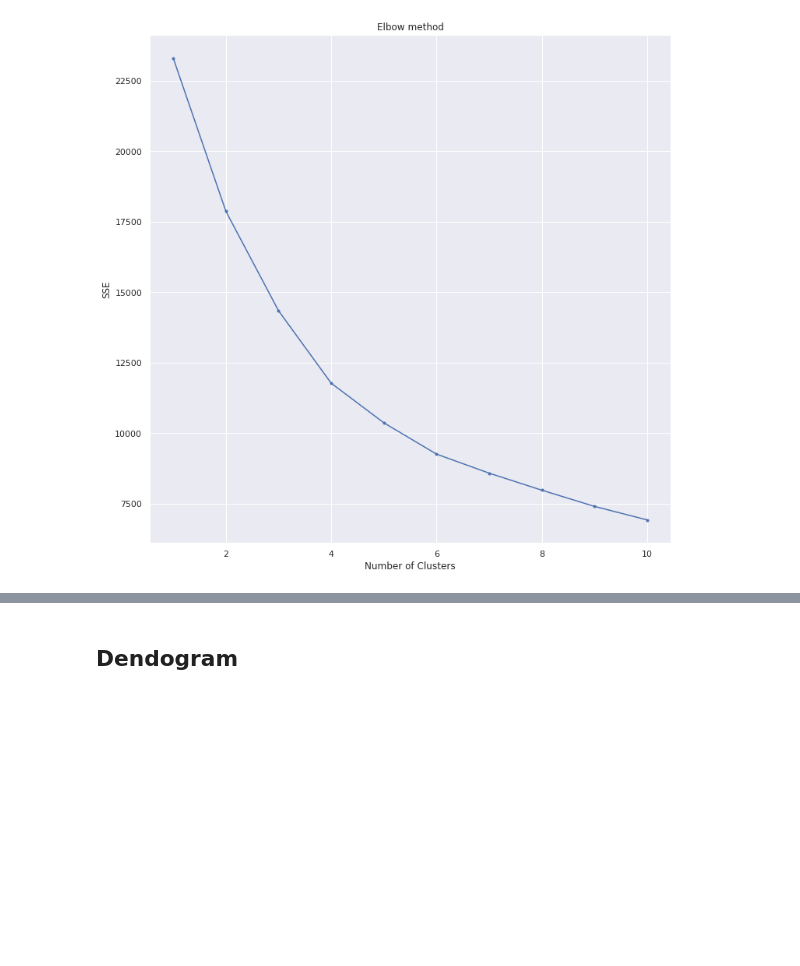
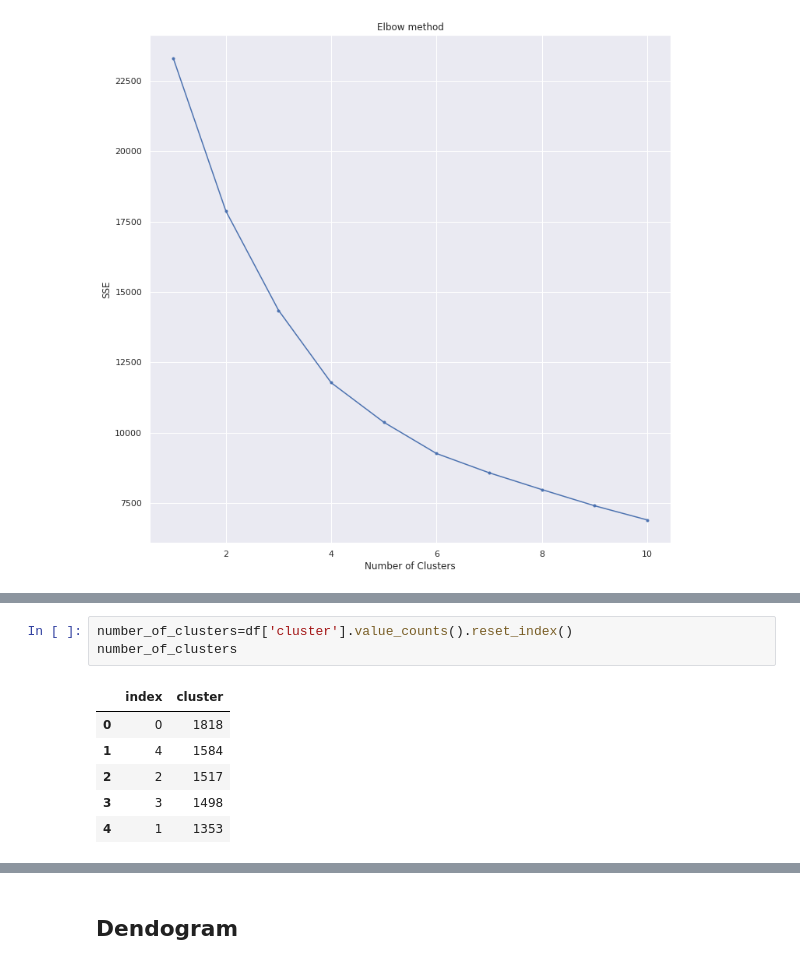
Before and after one commit to Sahilpardeshi1/Netflix-movies-and-Tv-shows, a Jupyter notebook: Copy_of_Netflix_movies_and_TV_shows_clustering_sahil_pardeshi.ipynb, the cells around one changed output, grey strips where cells are left out. Saved outputs shown, nothing was run; the diff lists cells and outputs as text; blank space fills up the shorter version.

```diff
--- a/Copy_of_Netflix_movies_and_TV_shows_clustering_sahil_pardeshi.ipynb
+++ b/Copy_of_Netflix_movies_and_TV_shows_clustering_sahil_pardeshi.ipynb
@@ -892,0 +975,10 @@ plt.show()
+# %%
+number_of_clusters=df['cluster'].value_counts().reset_index()
+number_of_clusters
+# %% [output]
+|  | index | cluster |
+| 0 | 0 | 1818 |
+| 1 | 4 | 1584 |
+| 2 | 2 | 1517 |
+| 3 | 3 | 1498 |
+| 4 | 1 | 1353 |
```
Also changed, not shown: parts of 21 cells of this notebook.
